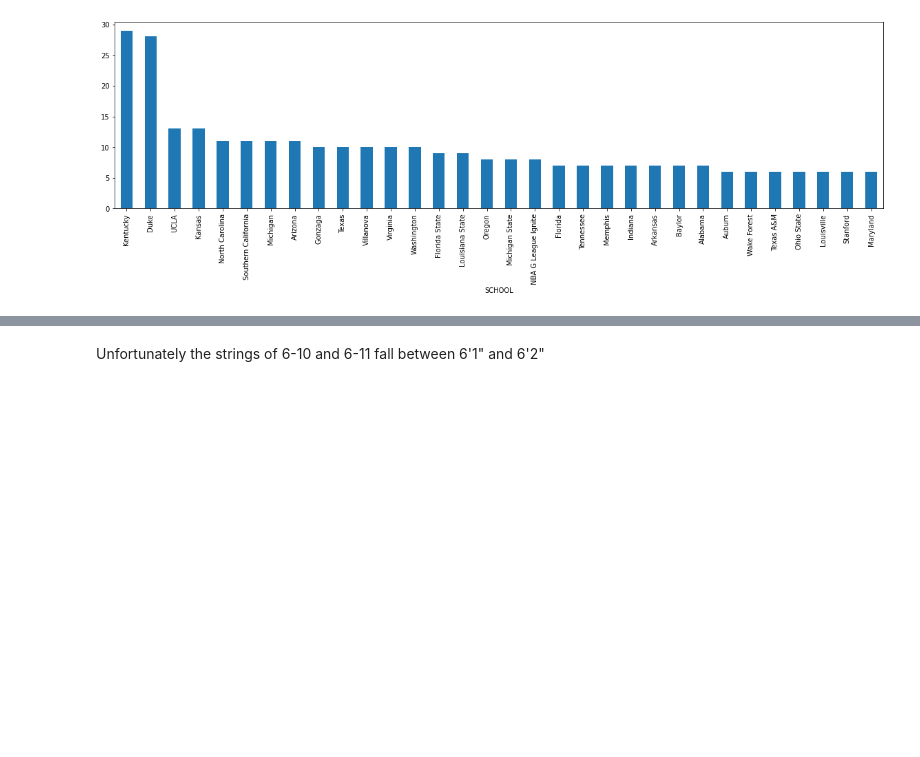
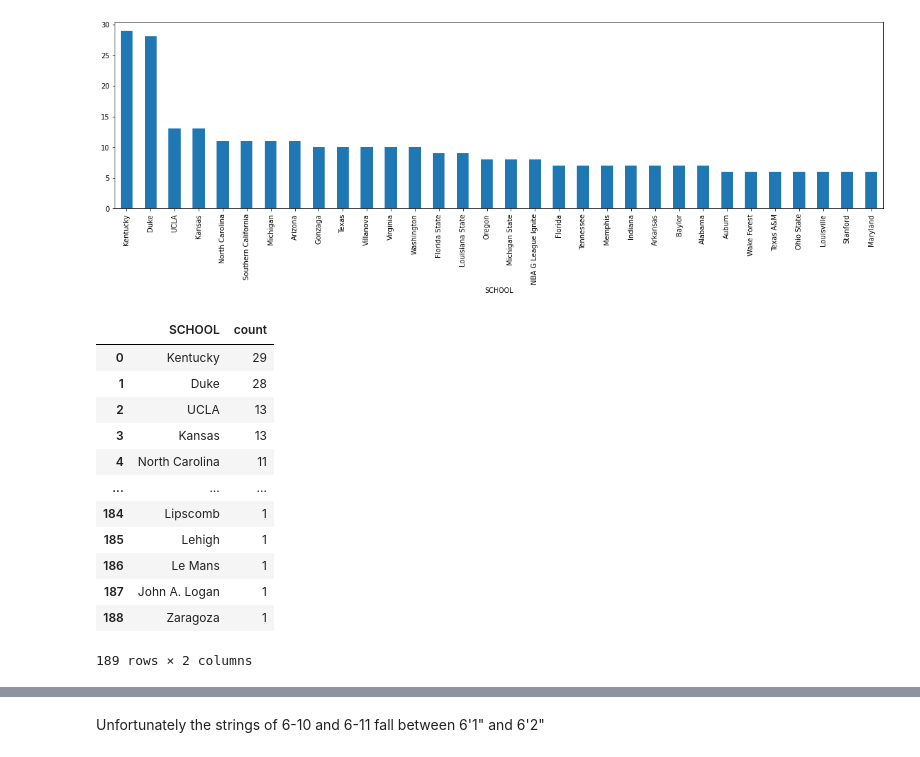
Before and after one commit to hribar904/Springboard, a Jupyter notebook: NBA - Captsone 1/NBA_EDA.ipynb, the cells around one changed output, grey strips where cells are left out. Cells and saved outputs as stored; diff of their text form; code cells hidden in the pictures; blank space fills up the shorter version.

```diff
--- a/NBA - Captsone 1/NBA_EDA.ipynb
+++ b/NBA - Captsone 1/NBA_EDA.ipynb
@@ -33,0 +45,16 @@ plt.show()
+# %%
+schools_df
+# %% [output]
+|  | SCHOOL | count |
+| 0 | Kentucky | 29 |
+| 1 | Duke | 28 |
+| 2 | UCLA | 13 |
+| 3 | Kansas | 13 |
+| 4 | North Carolina | 11 |
+| ... | ... | ... |
+| 184 | Lipscomb | 1 |
+| 185 | Lehigh | 1 |
+| 186 | Le Mans | 1 |
+| 187 | John A. Logan | 1 |
+| 188 | Zaragoza | 1 |
+189 rows × 2 columns
```
Also changed, not shown: parts of 13 cells of this notebook.
